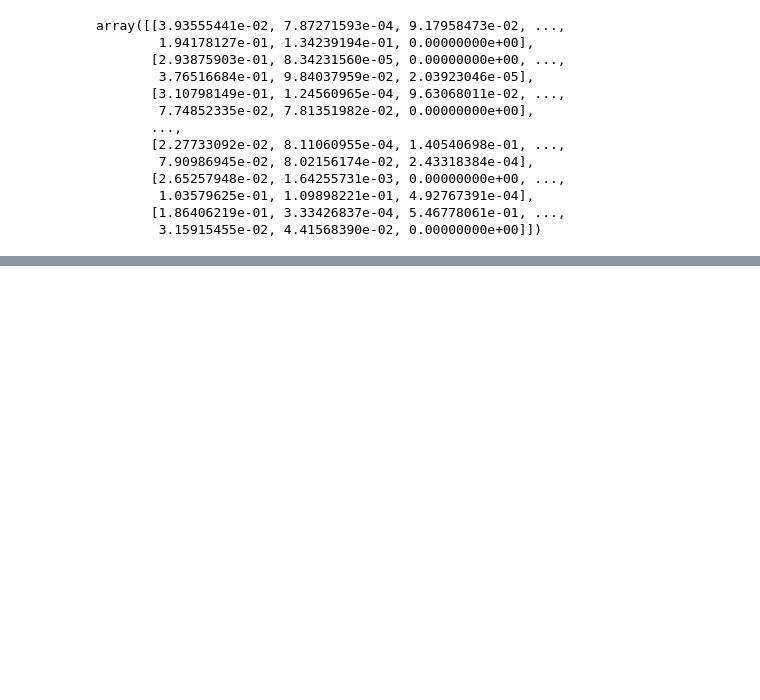
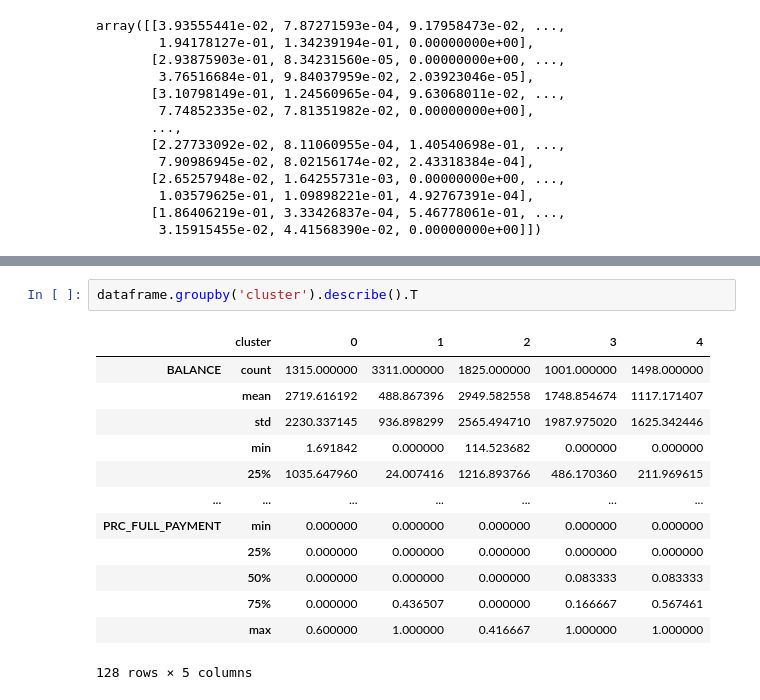
Before and after one commit to Daniel-ASG/Course_Classes, a Jupyter notebook: Clustering_extraindo_padrões_de_dados.ipynb, the cells around one changed output, grey strips where cells are left out. Drawn from its saved outputs; the diff is of its cells as text; blank space fills up the shorter version.

```diff
--- a/Clustering_extraindo_padrões_de_dados.ipynb
+++ b/Clustering_extraindo_padrões_de_dados.ipynb
@@ -34,0 +131,16 @@ array([[3.93555441e-02, 7.87271593e-04, 9.17958473e-02, ...,
+# %%
+dataframe.groupby('cluster').describe().T
+# %% [output]
+|  | cluster | 0 | 1 | 2 | 3 | 4 |
+| BALANCE | count | 1315.000000 | 3311.000000 | 1825.000000 | 1001.000000 | 1498.000000 |
+|  | mean | 2719.616192 | 488.867396 | 2949.582558 | 1748.854674 | 1117.171407 |
+|  | std | 2230.337145 | 936.898299 | 2565.494710 | 1987.975020 | 1625.342446 |
+|  | min | 1.691842 | 0.000000 | 114.523682 | 0.000000 | 0.000000 |
+|  | 25% | 1035.647960 | 24.007416 | 1216.893766 | 486.170360 | 211.969615 |
+| ... | ... | ... | ... | ... | ... | ... |
+| PRC_FULL_PAYMENT | min | 0.000000 | 0.000000 | 0.000000 | 0.000000 | 0.000000 |
+|  | 25% | 0.000000 | 0.000000 | 0.000000 | 0.000000 | 0.000000 |
+|  | 50% | 0.000000 | 0.000000 | 0.000000 | 0.083333 | 0.083333 |
+|  | 75% | 0.000000 | 0.436507 | 0.000000 | 0.166667 | 0.567461 |
+|  | max | 0.600000 | 1.000000 | 0.416667 | 1.000000 | 1.000000 |
+128 rows × 5 columns
```
Also changed, not shown: parts of 23 cells of this notebook.
